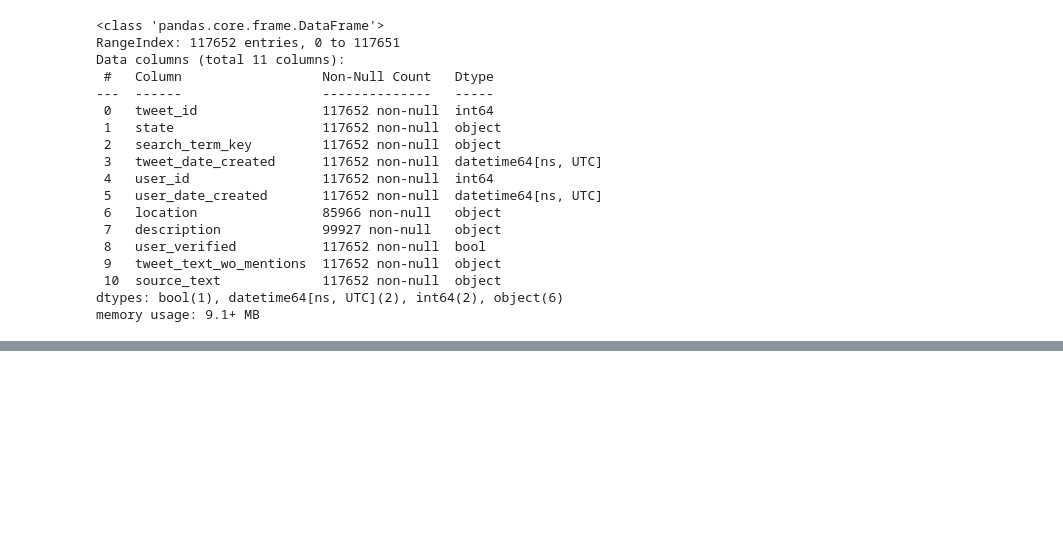
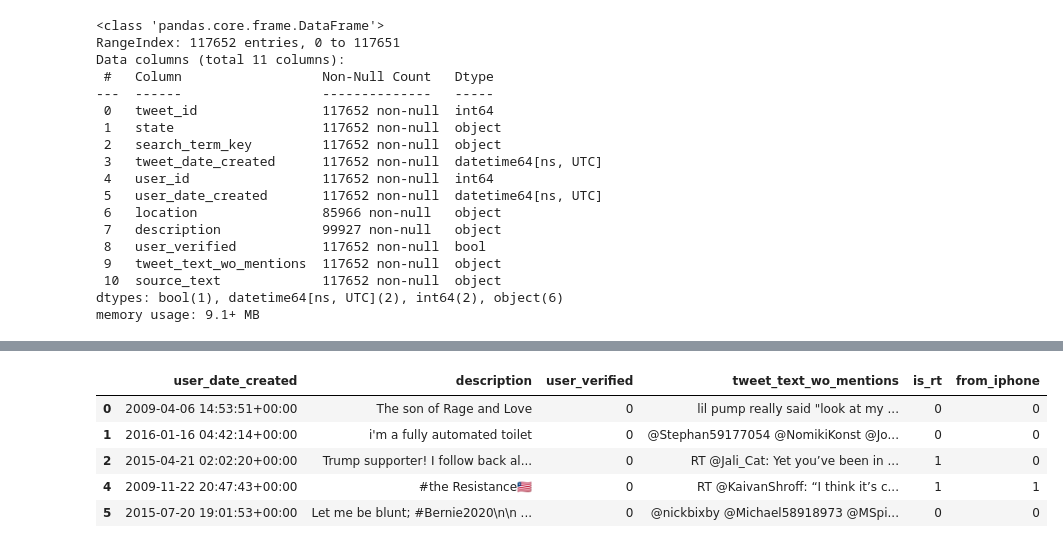
Before and after one commit to connorslagle/micro-blog-demo-targeting, a Jupyter notebook: notebooks/Untitled.ipynb, the cells around one changed output, grey strips where cells are left out. Saved outputs shown, nothing was run; the diff lists cells and outputs as text; code cells hidden in the pictures; blank space fills up the shorter version.

```diff
--- a/notebooks/Untitled.ipynb
+++ b/notebooks/Untitled.ipynb
@@ -46,0 +165,6 @@ acount_age = df['tweet_date_created'] - df['user_date_created']
+# %%
+new_df = new_df.drop('source_text',axis=1)
+# %%
+bool_dict = {True:1, False:0}
+final_df = new_df.replace(bool_dict)
+final_df.info()
@@ -46,0 +185,9 @@ acount_age = df['tweet_date_created'] - df['user_date_created']
+# %%
+final_df.head()
+# %% [output]
+|  | user_date_created | description | user_verified | tweet_text_wo_mentions | is_rt | from_iphone |
+| 0 | 2009-04-06 14:53:51+00:00 | The son of Rage and Love | 0 | lil pump really said "look at my ... | 0 | 0 |
+| 1 | 2016-01-16 04:42:14+00:00 | i'm a fully automated toilet | 0 | @Stephan59177054 @NomikiKonst @Jo... | 0 | 0 |
+| 2 | 2015-04-21 02:02:20+00:00 | Trump supporter! I follow back al... | 0 | RT @Jali_Cat: Yet you’ve been in ... | 1 | 0 |
+| 4 | 2009-11-22 20:47:43+00:00 | #the Resistance🇱🇷 | 0 | RT @KaivanShroff: “I think it’s c... | 1 | 1 |
+| 5 | 2015-07-20 19:01:53+00:00 | Let me be blunt; #Bernie2020\n\n ... | 0 | @nickbixby @Michael58918973 @MSpi... | 0 | 0 |
```
Also changed, not shown: parts of 44 cells of this notebook, 1 other file.
